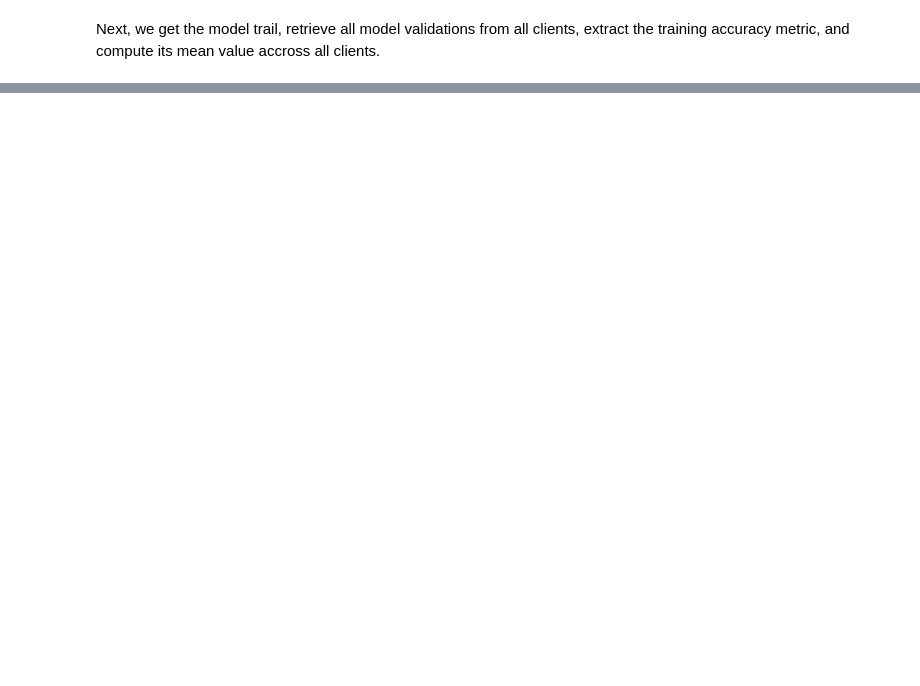
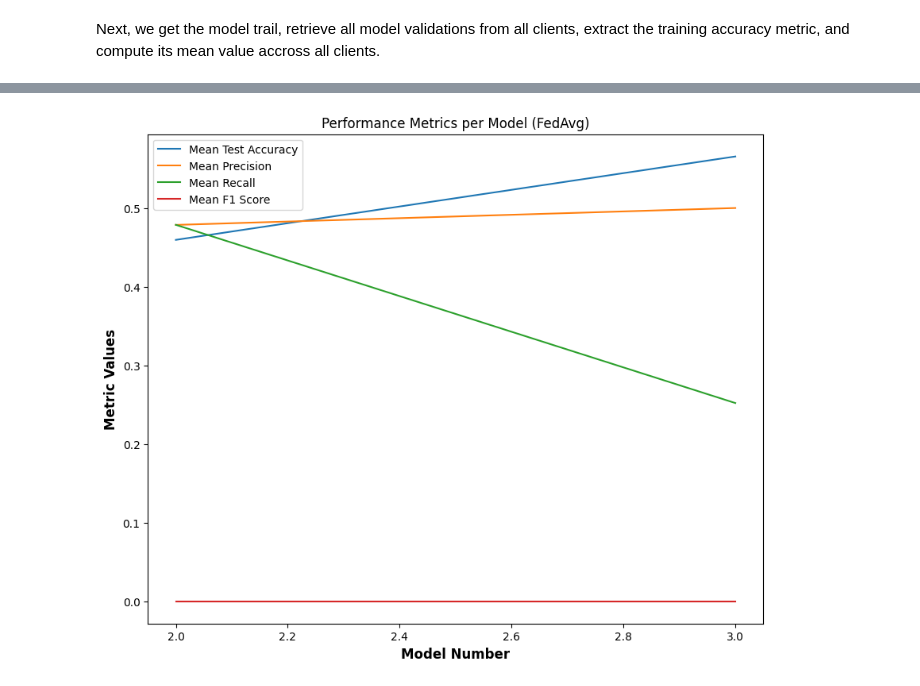
Before and after one commit to atefeharemian/fedn, a Jupyter notebook: examples/IOT/API_Example.ipynb, the cells around one changed output, grey strips where cells are left out. Drawn from its saved outputs; the diff is of its cells as text; code cells hidden in the pictures; blank space fills up the shorter version.

```diff
--- a/examples/IOT/API_Example.ipynb
+++ b/examples/IOT/API_Example.ipynb
@@ -85,0 +122,66 @@ plt.legend(['Training Accuracy (FedAvg)'])
+# %%
+import json
+import numpy as np
+import matplotlib.pyplot as plt
+import pandas as pd
+
+# Assuming 'client' is predefined and has the necessary methods
+session_id = "experiment011"
+models = client.get_model_trail()  # Ensure this function exists and is correctly named
+
+acc = []
+precisions = []
+recalls = []
+f1_scores = []
+
+for model in models:
+    model_id = model["model"]
+    validations = client.get_validations(model_id=model_id)  # Ensure this function exists and is correctly named
+
+    a = []
+    p = []
+    r = []
+    f1 = []
+    for validation in validations['result']:
+        metrics = json.loads(validation['data'])
+        a.append(metrics.get('test_accuracy', 0))
+        p.append(metrics.get('precision', 0))
+        r.append(metrics.get('recall', 0))
+        f1.append(metrics.get('f1_score', 0))
+
+    acc.append(a)
+    precisions.append(p)
+    recalls.append(r)
+    f1_scores.append(f1)
+
+mean_acc = [np.mean(x) for x in acc]
+mean_precisions = [np.mean(x) for x in precisions]
+mean_recalls = [np.mean(x) for x in recalls]
+mean_f1_scores = [np.mean(x) for x in f1_scores]
+
+# Plotting all metrics
+x = range(1, len(mean_acc)+1)
+plt.figure(figsize=(10, 8))
+plt.plot(x, mean_acc, label='Mean Test Accuracy')
+plt.plot(x, mean_precisions, label='Mean Precision')
+plt.plot(x, mean_recalls, label='Mean Recall')
+plt.plot(x, mean_f1_scores, label='Mean F1 Score')
+
+plt.xlabel('Model Number', fontdict={'fontsize': 12, 'fontweight': 'bold'})
+plt.ylabel('Metric Values', fontdict={'fontsize': 12, 'fontweight': 'bold'})
+plt.title('Performance Metrics per Model (FedAvg)')
+plt.legend()
+plt.savefig('model_metrics_plot_test.png')  # Save the plot
+plt.show()
+
+# Saving metrics to CSV
+data = {
+    'Mean Test Accuracy': mean_acc,
+    'Mean Precision': mean_precisions,
+    'Mean Recall': mean_recalls,
+    'Mean F1 Score': mean_f1_scores
+}
+df = pd.DataFrame(data)
+df.to_csv('model_metrics_test.csv', index=False)
+# %% [output]
+[figure, added]
```
Also changed, not shown: parts of 10 cells of this notebook, 9 other files.
